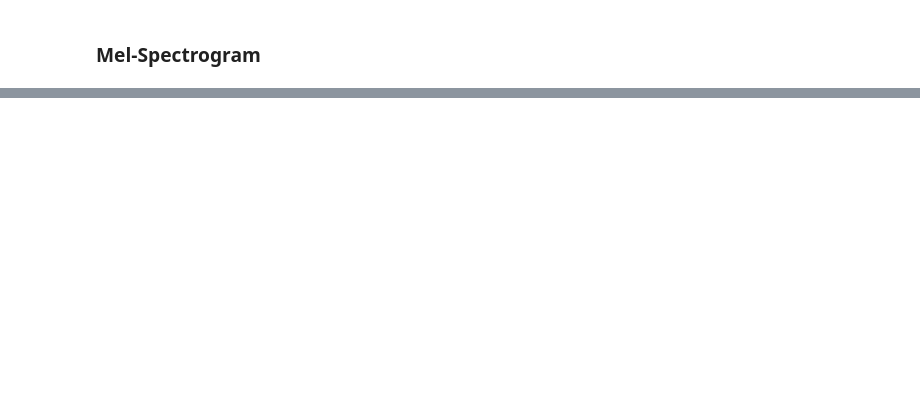
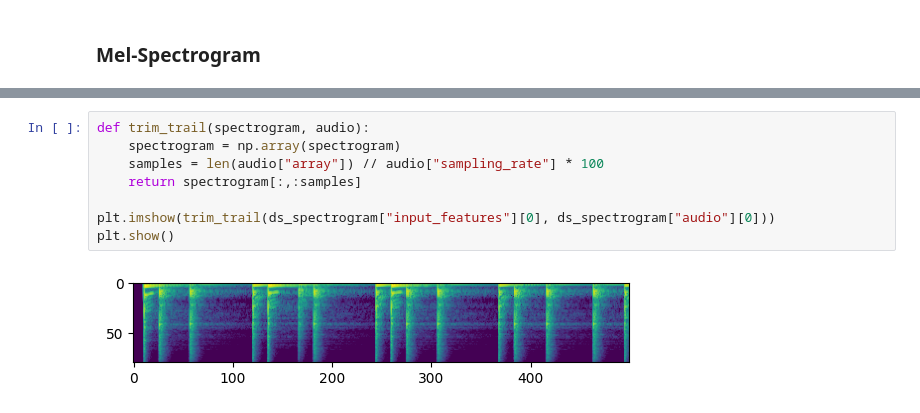
Before and after one commit to LIA-UniBo/music-classification, a Jupyter notebook: 1_exploration.ipynb, the cells around one changed output, grey strips where cells are left out. Cells and saved outputs as stored; diff of their text form; blank space fills up the shorter version.

```diff
--- a/1_exploration.ipynb
+++ b/1_exploration.ipynb
@@ -232,0 +236,10 @@ ds
+# %%
+def trim_trail(spectrogram, audio):
+    spectrogram = np.array(spectrogram)
+    samples = len(audio["array"]) // audio["sampling_rate"] * 100
+    return spectrogram[:,:samples]
+
+plt.imshow(trim_trail(ds_spectrogram["input_features"][0], ds_spectrogram["audio"][0]))
+plt.show()
+# %% [output]
+[figure, added]
```
Also changed, not shown: parts of 7 cells of this notebook, 3 other files.
